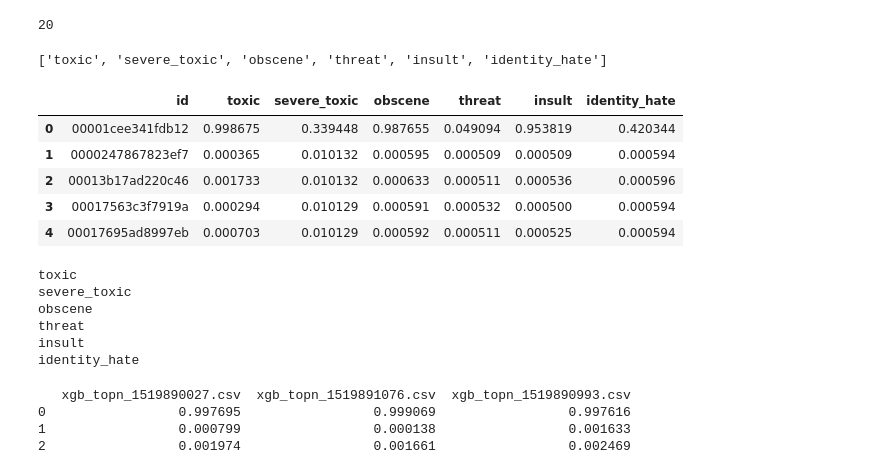
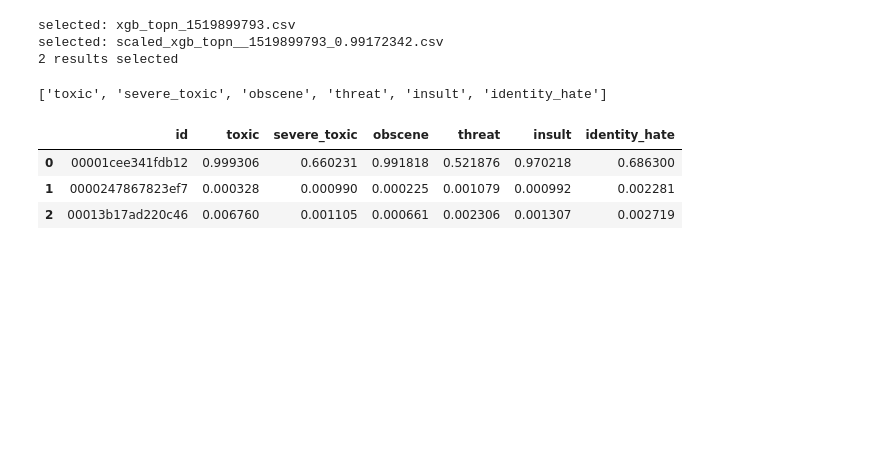
Before and after one commit to wluo-personal/Kaggle, a Jupyter notebook: toxic/sc/stacking/xgb_essemble.ipynb, the cells around one changed output. Cells and saved outputs as stored; diff of their text form; code cells hidden in the pictures; blank space fills up the shorter version.

Commit message:
stacknet update

```diff
--- a/toxic/sc/stacking/xgb_essemble.ipynb
+++ b/toxic/sc/stacking/xgb_essemble.ipynb
@@ -7,15 +7,26 @@ import time
 cnt = 0
 #score = 0.0
 
-path = '/home/kai/data/shiyi/stacking/StackPreds/TopN_XGB/'
+path = '/home/kai/data/kaggle/toxic/sc/stacking/StackPreds/TopN_XGB/'
 
 xgb_topn_repo = {}
+#select_to_essemble = [] # this will affect the scatter plotting later
+select_to_essemble = ['xgb_topn_1519899793.csv', 'scaled_xgb_topn__1519899793_0.99172342.csv']
 
-for item in os.listdir(path):
+for filename in os.listdir(path):
     #pdb.set_trace()
     #score += float(item.split('_')[-1])
-    tmp = pd.read_csv(path+item)
-    xgb_topn_repo[item] = tmp
+    select = None
+    if len(select_to_essemble) == 0: # if selecting any specific ones to essemble, then essemble all
+        select = filename
+    else:
+        if filename in select_to_essemble:
+            select = filename
+        else:
+            continue
+    print('selected: ' + select)
+    tmp = pd.read_csv(path+select)
+    xgb_topn_repo[select] = tmp
     if cnt == 0:
         preds = tmp
         label_cols = list(preds.columns)
@@ -24,20 +35,20 @@ for item in os.listdir(path):
         preds[label_cols] += tmp[label_cols]
     cnt += 1
 
-print(cnt)
+print(str(cnt)+' results selected')
 preds[label_cols] = preds[label_cols].applymap(lambda x: x/cnt)
 # %% [output]
-20
+selected: xgb_topn_1519899793.csv
+selected: scaled_xgb_topn__1519899793_0.99172342.csv
+2 results selected
 # %%
 label_cols
 # %% [output]
 ['toxic', 'severe_toxic', 'obscene', 'threat', 'insult', 'identity_hate']
 # %%
-preds.head()
+preds.head(3)
 # %% [output]
 |  | id | toxic | severe_toxic | obscene | threat | insult | identity_hate |
-| 0 | 00001cee341fdb12 | 0.998675 | 0.339448 | 0.987655 | 0.049094 | 0.953819 | 0.420344 |
-| 1 | 0000247867823ef7 | 0.000365 | 0.010132 | 0.000595 | 0.000509 | 0.000509 | 0.000594 |
-| 2 | 00013b17ad220c46 | 0.001733 | 0.010132 | 0.000633 | 0.000511 | 0.000536 | 0.000596 |
-| 3 | 00017563c3f7919a | 0.000294 | 0.010129 | 0.000591 | 0.000532 | 0.000500 | 0.000594 |
-| 4 | 00017695ad8997eb | 0.000703 | 0.010129 | 0.000592 | 0.000511 | 0.000525 | 0.000594 |
+| 0 | 00001cee341fdb12 | 0.999306 | 0.660231 | 0.991818 | 0.521876 | 0.970218 | 0.686300 |
+| 1 | 0000247867823ef7 | 0.000328 | 0.000990 | 0.000225 | 0.001079 | 0.000992 | 0.002281 |
+| 2 | 00013b17ad220c46 | 0.006760 | 0.001105 | 0.000661 | 0.002306 | 0.001307 | 0.002719 |
@@ -46,35 +54,0 @@ preds.to_csv(path+'xgb_ensemble_top{}_{}.csv.gz'.format(cnt, int(time.time())),
-# %%
-import matplotlib.pyplot as plt
-from pandas.plotting import scatter_matrix
-%matplotlib inline
-import numpy as np
-
-preds_mats = []
-names = []
-for label in label_cols:
-    preds_list = []
-    print(label)
-    for key, value in xgb_topn_repo.items():
-        if key not in names:
-            names.append(key)
-        preds_list.append(value[label].values.reshape(-1,1))
-    preds_mats.append(np.hstack(preds_list))
-
-assert len(preds_mats) == len(label_cols)
-assert preds_mats[0].shape[1] == len(xgb_topn_repo)
-# %% [output]
-toxic
-severe_toxic
-obscene
-threat
-insult
-identity_hate
-# %%
-# analyze the first label in scatter matrix
-temp = pd.DataFrame(preds_mats[0], columns=names)
-print(temp.head(3))
-# %% [output]
-   xgb_topn_1519890027.csv  xgb_topn_1519891076.csv  xgb_topn_1519890993.csv
-0                 0.997695                 0.999069                 0.997616
-1                 0.000799                 0.000138                 0.001633
-2                 0.001974                 0.001661                 0.002469
```
Also changed, not shown: parts of 8 cells of this notebook, 5 other files.
